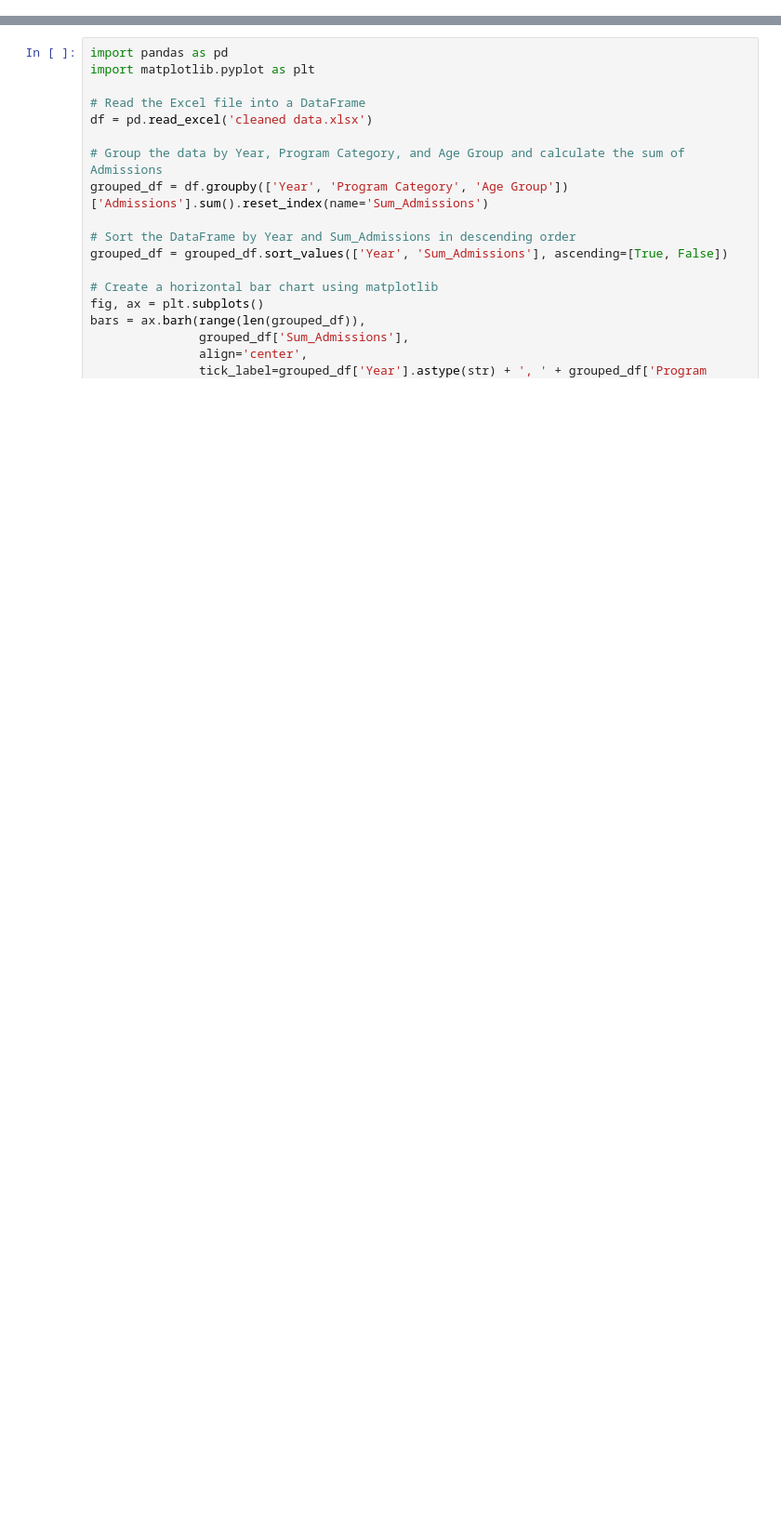
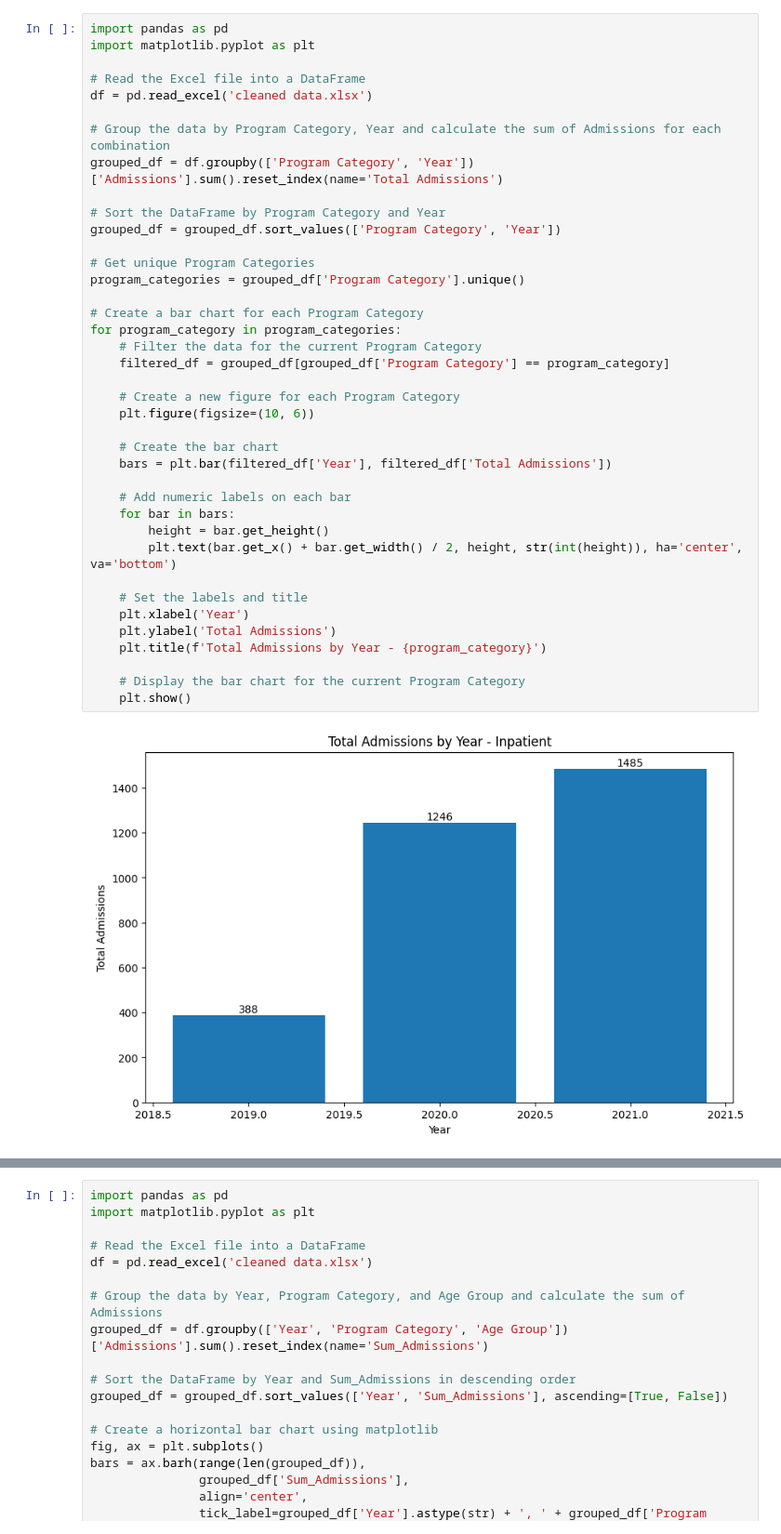
Before and after one commit to nchen53/Substance_use_disorder_treament_orangecounty, a Jupyter notebook: Substance_use_disorder_treament_orangecounty.ipynb, the cells around one changed output, grey strips where cells are left out. Shown at 93% size. Cells and saved outputs as stored; diff of their text form; blank space fills up the shorter version.

```diff
--- a/Substance_use_disorder_treament_orangecounty.ipynb
+++ b/Substance_use_disorder_treament_orangecounty.ipynb
@@ -8,3 +11,44 @@ df.head(5)
 | 2 | 2019 | Orange | Inpatient | Inpatient Rehabilitation | 18 through 24 | Marijuana | ... |
 | 3 | 2019 | Orange | Inpatient | Inpatient Rehabilitation | 18 through 24 | Other Opioids | ... |
 | 4 | 2019 | Orange | Inpatient | Inpatient Rehabilitation | 18 through 24 | Heroin | ... |
+# %%
+import pandas as pd
+import matplotlib.pyplot as plt
+
+# Read the Excel file into a DataFrame
+df = pd.read_excel('cleaned data.xlsx')
+
+# Group the data by Program Category, Year and calculate the sum of Admissions for each combination
+grouped_df = df.groupby(['Program Category', 'Year'])['Admissions'].sum().reset_index(name='Total Admissions')
+
+# Sort the DataFrame by Program Category and Year
+grouped_df = grouped_df.sort_values(['Program Category', 'Year'])
+
+# Get unique Program Categories
+program_categories = grouped_df['Program Category'].unique()
+
+# Create a bar chart for each Program Category
+for program_category in program_categories:
+    # Filter the data for the current Program Category
+    filtered_df = grouped_df[grouped_df['Program Category'] == program_category]
+
+    # Create a new figure for each Program Category
+    plt.figure(figsize=(10, 6))
+
+    # Create the bar chart
+    bars = plt.bar(filtered_df['Year'], filtered_df['Total Admissions'])
+
+    # Add numeric labels on each bar
+    for bar in bars:
+        height = bar.get_height()
+        plt.text(bar.get_x() + bar.get_width() / 2, height, str(int(height)), ha='center', va='bottom')
+
+    # Set the labels and title
+    plt.xlabel('Year')
+    plt.ylabel('Total Admissions')
+    plt.title(f'Total Admissions by Year - {program_category}')
+
+    # Display the bar chart for the current Program Category
+    plt.show()
+# %% [output]
+[figure, added]
```
Also changed, not shown: parts of 2 cells of this notebook.
